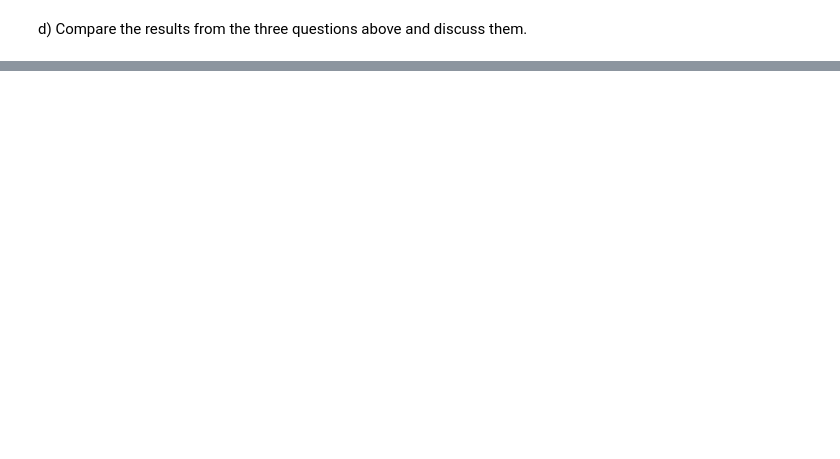
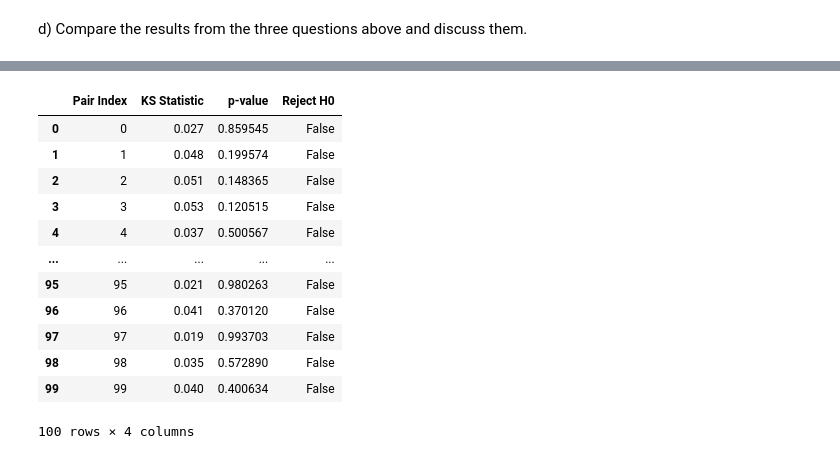
Before and after one commit to Gabewitt/Stats-Project, a Jupyter notebook: V_Final_Project_Notebook.ipynb, the cells around one changed output, grey strips where cells are left out. Cells and saved outputs as stored; diff of their text form; code cells hidden in the pictures; blank space fills up the shorter version.

```diff
--- a/V_Final_Project_Notebook.ipynb
+++ b/V_Final_Project_Notebook.ipynb
@@ -670,0 +738,73 @@ Recommandation : Utilisez MLE pour des estimations précises ou la moyenne empir
+# %%
+import numpy as np
+from scipy.stats import ks_2samp
+import pandas as pd
+from IPython.display import display
+
+# --- Paramètres ---
+N_exp = 200  # Nombre total d'expériences
+N_samples = 1000  # Taille de chaque échantillon
+threshold = 0.05  # Niveau de significativité (alpha)
+
+# --- Générer les 200 ensembles de données ---
+kb = 1.3806e-23  # Constante de Boltzmann (J/K)
+T = 30  # Température (K)
+beta = 1 / (kb * T)  # Inverse de la température
+
+def sample_energy_inverse_transform(N, beta):
+    """Génère des échantillons via la méthode de l'inverse."""
+    U = np.random.rand(N)
+    return (erfinv(U) ** 2) / beta
+
+datasets = [sample_energy_inverse_transform(N_samples, beta) for _ in range(N_exp)]
+
+# --- Former 100 paires d'expériences ---
+pairs = [(datasets[i], datasets[i+1]) for i in range(0, N_exp, 2)]
+
+# --- Effectuer le test de Kolmogorov-Smirnov ---
+ks_results = []
+for i, (data1, data2) in enumerate(pairs):
+    stat, p_value = ks_2samp(data1, data2)
+    ks_results.append((i, stat, p_value, p_value < threshold))  # Enregistrer le résultat
+
+# --- Analyse des résultats ---
+rejected = sum(1 for _, _, _, reject in ks_results if reject)
+not_rejected = len(ks_results) - rejected
+
+# --- Résumé des résultats ---
+ks_df = pd.DataFrame(ks_results, columns=["Pair Index", "KS Statistic", "p-value", "Reject H0"])
+display(ks_df)
+
+# --- Affichage du résumé ---
+print(f"Résumé des résultats :")
+print(f"- Nombre de paires rejetant l'hypothèse nulle (p < {threshold}): {rejected} / {len(pairs)}")
+print(f"- Nombre de paires ne rejetant pas l'hypothèse nulle (p >= {threshold}): {not_rejected} / {len(pairs)}")
+
+
+# --- Interprétation ---
+print("\nInterprétation :")
+print("- Si la majorité des p-values sont au-dessus du seuil, cela suggère que les distributions des paires sont similaires.")
+print("- Si beaucoup de paires rejettent l'hypothèse nulle, cela indique que des différences significatives existent.")
+
+
+# --- Conclusion automatique ---
+if rejected > not_rejected:
+    conclusion = "Conclusion : Une majorité des paires rejettent l'hypothèse nulle, indiquant des différences significatives entre les distributions."
+else:
+    conclusion = "Conclusion : La majorité des paires ne rejettent pas l'hypothèse nulle, suggérant que les distributions sont similaires."
+
+print("\n" + conclusion)
+# %% [output]
+|  | Pair Index | KS Statistic | p-value | Reject H0 |
+| 0 | 0 | 0.027 | 0.859545 | False |
+| 1 | 1 | 0.048 | 0.199574 | False |
+| 2 | 2 | 0.051 | 0.148365 | False |
+| 3 | 3 | 0.053 | 0.120515 | False |
+| 4 | 4 | 0.037 | 0.500567 | False |
+| ... | ... | ... | ... | ... |
+| 95 | 95 | 0.021 | 0.980263 | False |
+| 96 | 96 | 0.041 | 0.370120 | False |
+| 97 | 97 | 0.019 | 0.993703 | False |
+| 98 | 98 | 0.035 | 0.572890 | False |
+| 99 | 99 | 0.040 | 0.400634 | False |
+100 rows × 4 columns
```
Also changed, not shown: parts of 28 cells of this notebook.
